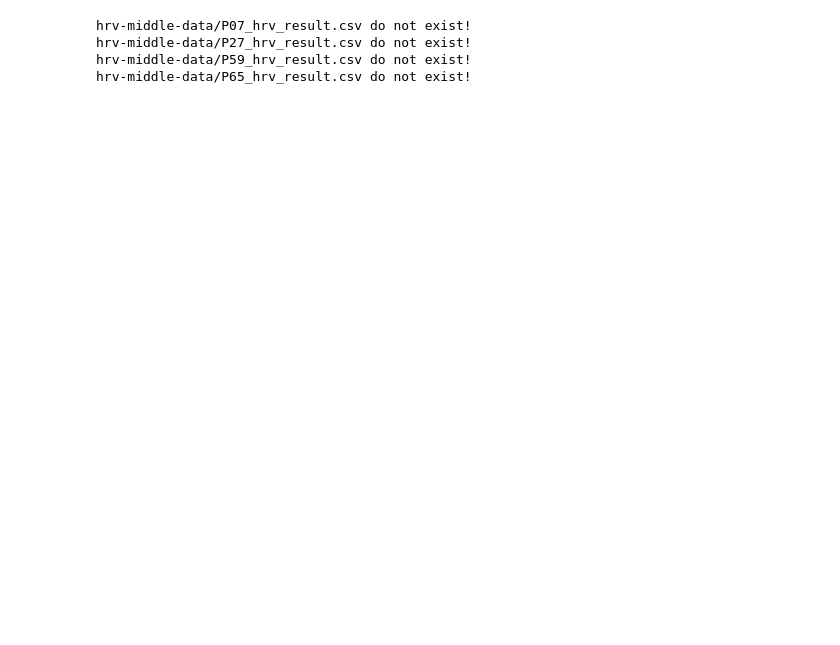
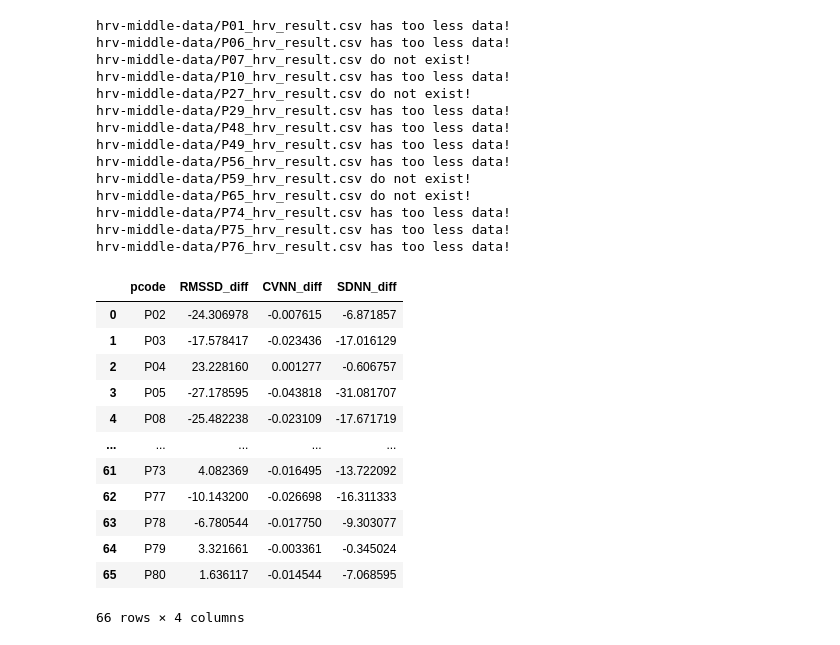
Before and after one commit to chenyfz/INFOMQNM-Project, a Jupyter notebook: hrv_analyse.ipynb, the cells around one changed output. Cells and saved outputs as stored; diff of their text form; code cells hidden in the pictures; blank space fills up the shorter version.

```diff
--- a/hrv_analyse.ipynb
+++ b/hrv_analyse.ipynb
@@ -2,32 +2,62 @@
 import os
 
 import numpy as np
 import pandas as pd
 from matplotlib import pyplot as plt
 
 hrv_middle_data_path = 'hrv-middle-data/'
 
-res = pd.DataFrame([], columns=['Participant', 'RMSSD_diff', 'CVNN_diff', 'SDNN_diff'])
+res = pd.DataFrame([], columns=['pcode', 'RMSSD_diff', 'CVNN_diff', 'SDNN_diff'])
 
 for p_index in range(80):
     participant_key = 'P' + str(p_index + 1).zfill(2)
     file_path = hrv_middle_data_path + participant_key + '_hrv_result.csv'
 
     if not os.path.isfile(file_path):
         print(file_path + ' do not exist!')
         continue
 
     df = pd.read_csv(file_path)
+
+    if len(df) < 10:
+        print(file_path + ' has too less data!')
+        continue
+
     df['RMSSD_diff'] = df['HRV_RMSSD_after'] - df['HRV_RMSSD_before']
     df['CVNN_diff'] = df['HRV_CVNN_after'] - df['HRV_CVNN_before']
     df['SDNN_diff'] = df['HRV_SDNN_after'] - df['HRV_SDNN_before']
 
     res.loc[len(res)] = [participant_key, df['RMSSD_diff'].mean(), df['CVNN_diff'].mean(), df['SDNN_diff'].mean()]
 
 # res.to_csv('hrv_result.csv', index=False)
+
+res
 # %% [output]
+hrv-middle-data/P01_hrv_result.csv has too less data!
+hrv-middle-data/P06_hrv_result.csv has too less data!
 hrv-middle-data/P07_hrv_result.csv do not exist!
+hrv-middle-data/P10_hrv_result.csv has too less data!
 hrv-middle-data/P27_hrv_result.csv do not exist!
+hrv-middle-data/P29_hrv_result.csv has too less data!
+hrv-middle-data/P48_hrv_result.csv has too less data!
+hrv-middle-data/P49_hrv_result.csv has too less data!
+hrv-middle-data/P56_hrv_result.csv has too less data!
 hrv-middle-data/P59_hrv_result.csv do not exist!
 hrv-middle-data/P65_hrv_result.csv do not exist!
+hrv-middle-data/P74_hrv_result.csv has too less data!
+hrv-middle-data/P75_hrv_result.csv has too less data!
+hrv-middle-data/P76_hrv_result.csv has too less data!
+|  | pcode | RMSSD_diff | CVNN_diff | SDNN_diff |
+| 0 | P02 | -24.306978 | -0.007615 | -6.871857 |
+| 1 | P03 | -17.578417 | -0.023436 | -17.016129 |
+| 2 | P04 | 23.228160 | 0.001277 | -0.606757 |
+| 3 | P05 | -27.178595 | -0.043818 | -31.081707 |
+| 4 | P08 | -25.482238 | -0.023109 | -17.671719 |
+| ... | ... | ... | ... | ... |
+| 61 | P73 | 4.082369 | -0.016495 | -13.722092 |
+| 62 | P77 | -10.143200 | -0.026698 | -16.311333 |
+| 63 | P78 | -6.780544 | -0.017750 | -9.303077 |
+| 64 | P79 | 3.321661 | -0.003361 | -0.345024 |
+| 65 | P80 | 1.636117 | -0.014544 | -7.068595 |
+66 rows × 4 columns
 # %%
```
Also changed, not shown: parts of 5 cells of this notebook, 2 other files.
